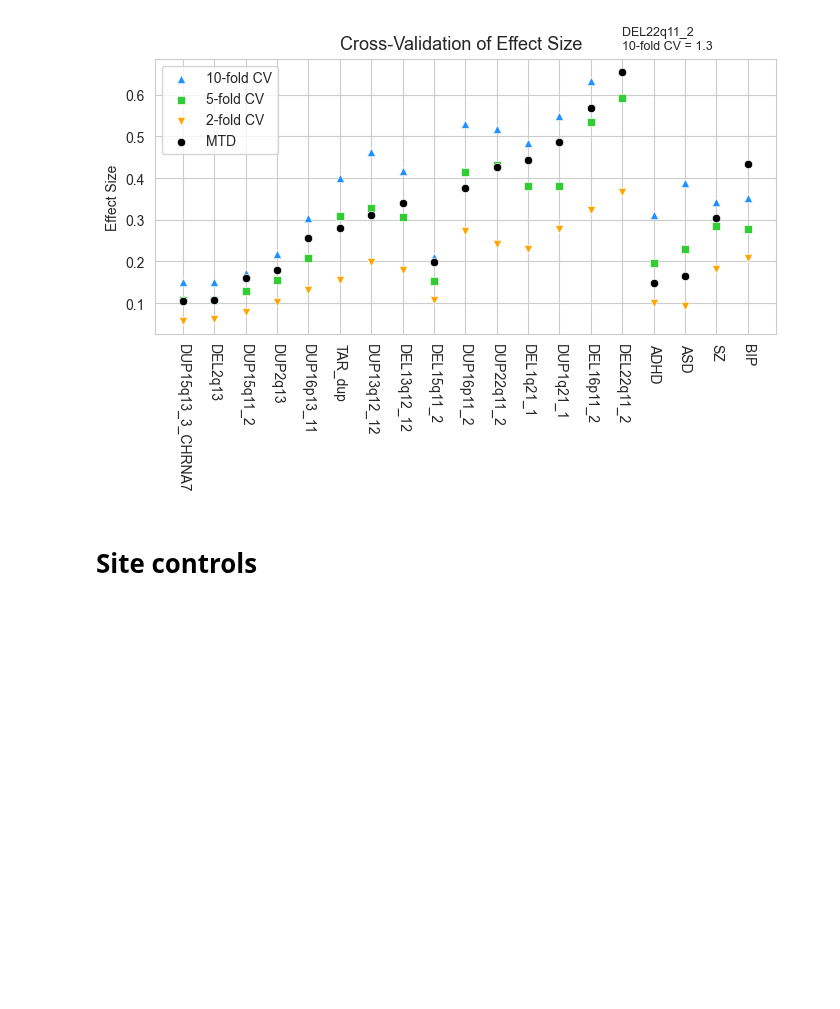
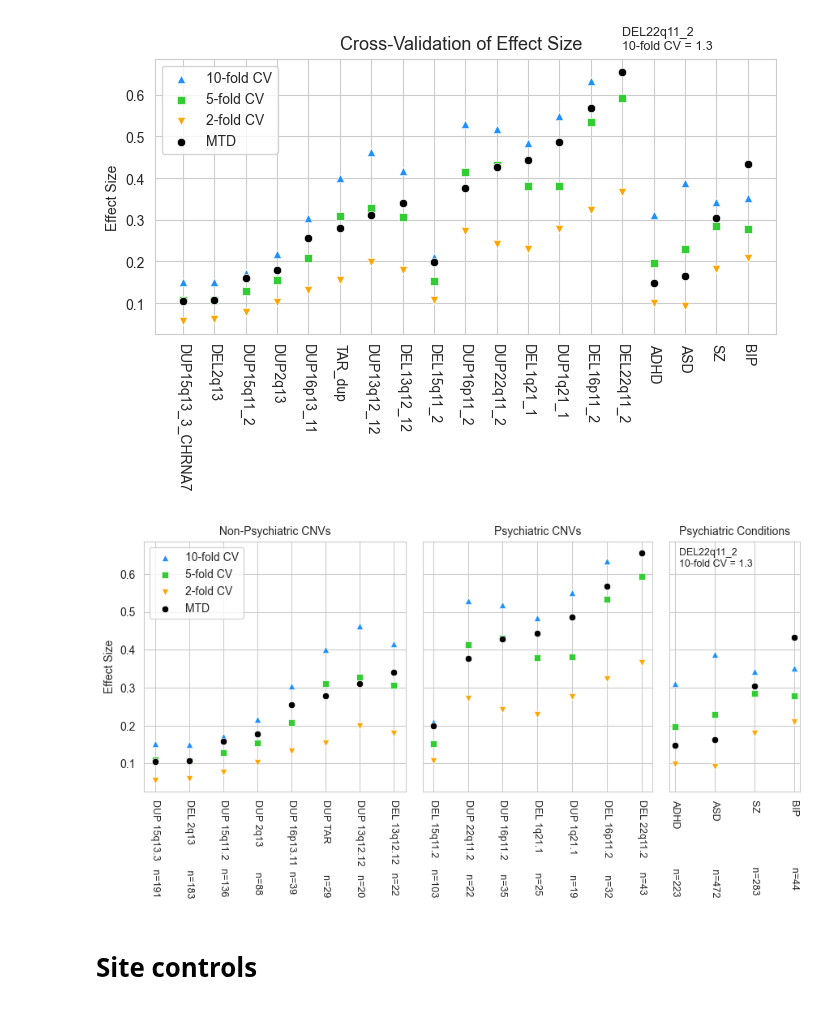
Before and after one commit to harveyaa/neuropsych_mtl, a Jupyter notebook: stats/dataset_exploration.ipynb, the cells around one changed output. Cells and saved outputs as stored; diff of their text form; code cells hidden in the pictures; blank space fills up the shorter version.

```diff
--- a/stats/dataset_exploration.ipynb
+++ b/stats/dataset_exploration.ipynb
@@ -160,6 +346,50 @@ plt.tight_layout()
 plt.savefig('./results/effect_size_cv.png',dpi=300)
 # %% [output]
 [figure]
+# %%
+# V2
+
+colors = ['navy','darkorchid','red','orange','dodgerblue','forestgreen']
+colors2 = ['dodgerblue','limegreen','orange','black','forestgreen']
+cp = sns.color_palette(colors2)
+sns.set_palette(cp)
+fig, ax = plt.subplots(1,3,figsize=(9,5),sharey=True, gridspec_kw={'width_ratios': [len(cnv1),len(cnv2), len(psych)]})
+
+sns.scatterplot(data = df.loc[cnv1], x = df.loc[cnv1].index,y = 'cv_10_filt',label='10-fold CV',marker='^',ax=ax[0])
+sns.scatterplot(data = df.loc[cnv1], x = df.loc[cnv1].index,y = 'cv_5',label='5-fold CV',marker='s',ax=ax[0])
+sns.scatterplot(data = df.loc[cnv1], x = df.loc[cnv1].index,y = 'cv_2',label='2-fold CV',marker='v',ax=ax[0])
+sns.scatterplot(data = df.loc[cnv1], x = df.loc[cnv1].index,y = 'mtd_std',label='MTD',ax=ax[0])
+ax[0].set_xticklabels(l_cnv1, rotation=270,fontsize=9)
+h, l = ax[0].get_legend_handles_labels()
+
+sns.scatterplot(data = df.loc[cnv2], x = df.loc[cnv2].index,y = 'cv_10_filt',label='10-fold CV',marker='^',ax=ax[1])
+sns.scatterplot(data = df.loc[cnv2], x = df.loc[cnv2].index,y = 'cv_5',label='5-fold CV',marker='s',ax=ax[1])
+sns.scatterplot(data = df.loc[cnv2], x = df.loc[cnv2].index,y = 'cv_2',label='2-fold CV',marker='v',ax=ax[1])
+sns.scatterplot(data = df.loc[cnv2], x = df.loc[cnv2].index,y = 'mtd_std',label='MTD',ax=ax[1])
+ax[1].set_xticklabels(l_cnv2, rotation=270,fontsize=9)
+
+sns.scatterplot(data = df.loc[psych], x = df.loc[psych].index,y = 'cv_10_filt',label='10-fold CV',marker='^',ax=ax[2])
+sns.scatterplot(data = df.loc[psych], x = df.loc[psych].index,y = 'cv_5',label='5-fold CV',marker='s',ax=ax[2])
+sns.scatterplot(data = df.loc[psych], x = df.loc[psych].index,y = 'cv_2',label='2-fold CV',marker='v',ax=ax[2])
+sns.scatterplot(data = df.loc[psych], x = df.loc[psych].index,y = 'mtd_std',label='MTD',ax=ax[2])
+ax[2].set_xticklabels(l_psych, rotation=270,fontsize=9)
+
+ax[0].set_title('Non-Psychiatric CNVs',fontsize=10)
+ax[1].set_title('Psychiatric CNVs',fontsize=10)
+ax[2].set_title('Psychiatric Conditions',fontsize=10)
+
+ax[0].get_legend().remove()
+ax[1].get_legend().remove()
+ax[2].get_legend().remove()
+ax[0].legend(h,l,loc='upper left')
+
+ax[0].set_ylabel('Effect Size')
+#plt.text(5,0.71,'Cross-Validation of Effect Size',fontsize=13)
+plt.text(.1,0.62,'DEL22q11_2\n10-fold CV = 1.3', fontsize=9)
+plt.tight_layout(pad=1.5)
+plt.savefig('./results/effect_size_cv.png',dpi=300)
+# %% [output]
+[figure, added]
 # %% [markdown]
 # Site controls
 # %%
```
Also changed, not shown: parts of 17 cells of this notebook.
